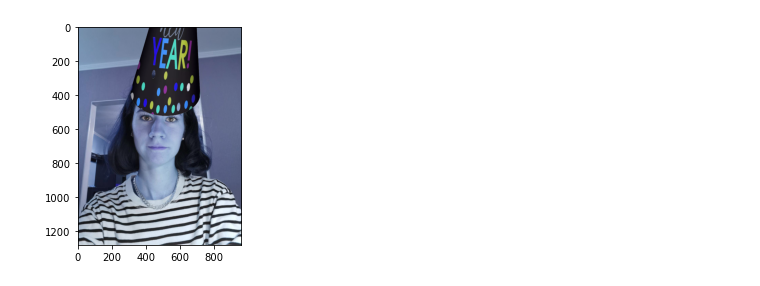
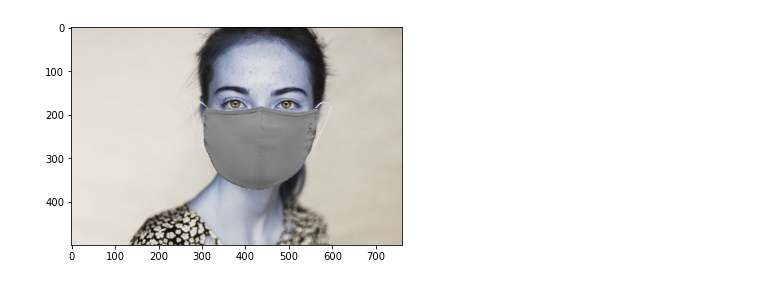
Before and after one commit to MariBax/Face-masking-with-CV, a Jupyter notebook: instagram_masks.ipynb, the cells around one changed output. Drawn from its saved outputs; the diff is of its cells as text; code cells hidden in the pictures.

Commit message:
face mask added

```diff
--- a/instagram_masks.ipynb
+++ b/instagram_masks.ipynb
@@ -69,9 +69,9 @@ video_dir = "videos"
 mask_dir = "masks"
 result_dir = "results"
 
-IMG_NAME = "liliya.jpg"
+IMG_NAME = "face.jpg"
 VIDEO_NAME = "Mironova_3rd_pitch.mp4"
-MASK_NAME = 'hat.png'
+MASK_NAME = 'face_mask.jpeg'
 # %%
 target = "i"
 
@@ -106,7 +106,8 @@ src_points = {'mask1.jpg': np.float32([[400, 480], [800, 480], [600, 600]]),
               '2_new_year_hat.PNG': np.float32([[250, 750], [400, 850], [550, 750]]),
               'hat.png': np.float32([[150, 620], [250, 644], [350, 620]]),
               'moustache.png': np.float32([[200, 215], [290, 0], [400, 215]]),
-              '1_cat_left_ear.PNG': np.float32([[450, 900], [600, 780], [800, 650]])}
+              '1_cat_left_ear.PNG': np.float32([[450, 900], [600, 780], [800, 650]]),
+              'face_mask.jpeg': np.float32([[120, 185], [35, 55], [185, 55]])}
 
 dst_points_names = {'mask1.jpg': 'eyes',
                     'mask2.jpg': 'eyes',
@@ -114,7 +115,8 @@ dst_points_names = {'mask1.jpg': 'eyes',
                     '2_new_year_hat.PNG': 'brows',
                     'hat.png': 'brows',
                     'moustache.png': 'moustache',
-                    '1_cat_left_ear.PNG': 'left_ear'}
+                    '1_cat_left_ear.PNG': 'left_ear',
+                    'face_mask.jpeg': 'lips'}
 
 transparent = {'mask1.jpg': False,
                'mask2.jpg': False,
@@ -122,7 +124,8 @@ transparent = {'mask1.jpg': False,
                '2_new_year_hat.PNG': True,
                'hat.png': False,
                'moustache.png': False,
-               '1_cat_left_ear.PNG': True}
+               '1_cat_left_ear.PNG': True,
+               'face_mask.jpeg': False}
 # %%
 # loop over frames from the video stream
 if target == "f" or target == "v":
@@ -207,7 +210,8 @@ if target == "f" or target == "v":
                           'brows': np.float32([shape[19], shape[27], shape[24]]),
                           'brows2': np.float32([shape[19], shape[27] -([0, shape[9][1] - shape[27][1]]), shape[24]]),
                           'moustache': np.float32([shape[49], shape[33], shape[53]]),
-                          'left_ear': np.float32([shape[2], shape[1], shape[0]])}
+                          'left_ear': np.float32([shape[2], shape[1], shape[0]]),
+                          'lips': np.float32([shape[8], shape[0], shape[16]])}
             M = cv2.getAffineTransform(src_points[MASK_NAME], dst_points[dst_points_names[MASK_NAME]])
             dst = cv2.warpAffine(face_mask2, M, (cols,rows))
             dst_mask = cv2.warpAffine(mask, M, (cols,rows))
@@ -296,32 +300,33 @@ if target == 'i':
             face_mask2 = cv2.bitwise_and(face_mask_small, face_mask_small, mask=mask)
         else:
             gray_mask = cv2.cvtColor(face_mask_small, cv2.COLOR_BGR2GRAY)
             ret, mask = cv2.threshold(gray_mask, 30, 255, cv2.THRESH_BINARY)
             face_mask2 = cv2.bitwise_and(face_mask_small, face_mask_small, mask=mask)
 
         rows, cols = frame.shape[:2]
 
         dst_points = {'eyes': np.float32([shape[36], shape[45], shape[30]]),
                       'nose': np.float32([shape[30], shape[50], shape[52]]),
                       'brows': np.float32([shape[19], shape[27], shape[24]]),
                       'brows2': np.float32([shape[19], shape[27] -([0, shape[9][1] - shape[27][1]]), shape[24]]),
                       'moustache': np.float32([shape[49], shape[33], shape[53]]),
-                      'left_ear': np.float32([shape[2], shape[1], shape[0]])}
+                      'left_ear': np.float32([shape[2], shape[1], shape[0]]),
+                      'lips': np.float32([shape[8], shape[0], shape[16]])}
         M = cv2.getAffineTransform(src_points[MASK_NAME], dst_points[dst_points_names[MASK_NAME]])
         dst = cv2.warpAffine(face_mask2, M, (cols,rows))
         dst_mask = cv2.warpAffine(mask, M, (cols,rows))
 
         gray_dst = cv2.cvtColor(dst, cv2.COLOR_BGR2GRAY)
         ret, mask_dst = cv2.threshold(dst_mask, 230, 255, cv2.THRESH_BINARY)
         mask_inv = cv2.bitwise_not(mask_dst)
 
         masked_frame = cv2.bitwise_and(frame, frame, mask=mask_inv)
         masked_dst = cv2.bitwise_and(dst, dst, mask=mask_dst)
 
         frame_new = cv2.add(masked_frame, masked_dst)
         # }
 
     plt.imshow(frame_new)
     cv2.imwrite(f"{result_dir}/{IMG_NAME[:-4]}_{MASK_NAME[:-4]}.jpg", frame_new)
 # %% [output]
-[figure, old version]
+[figure, new version]
```
Also changed, not shown: parts of 1 cell of this notebook, 2 other files.
